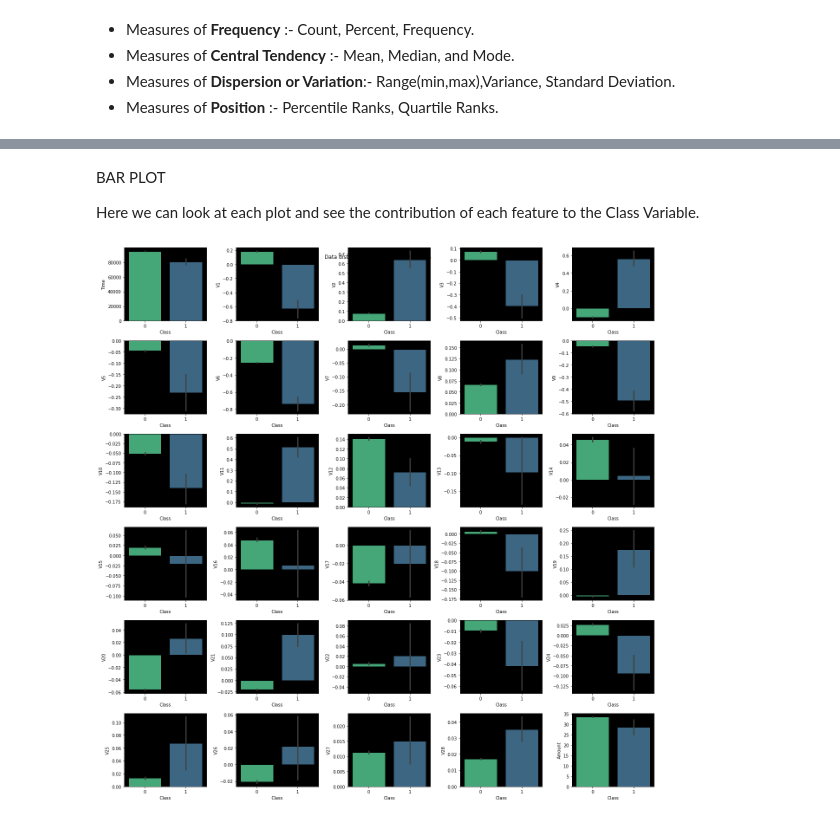
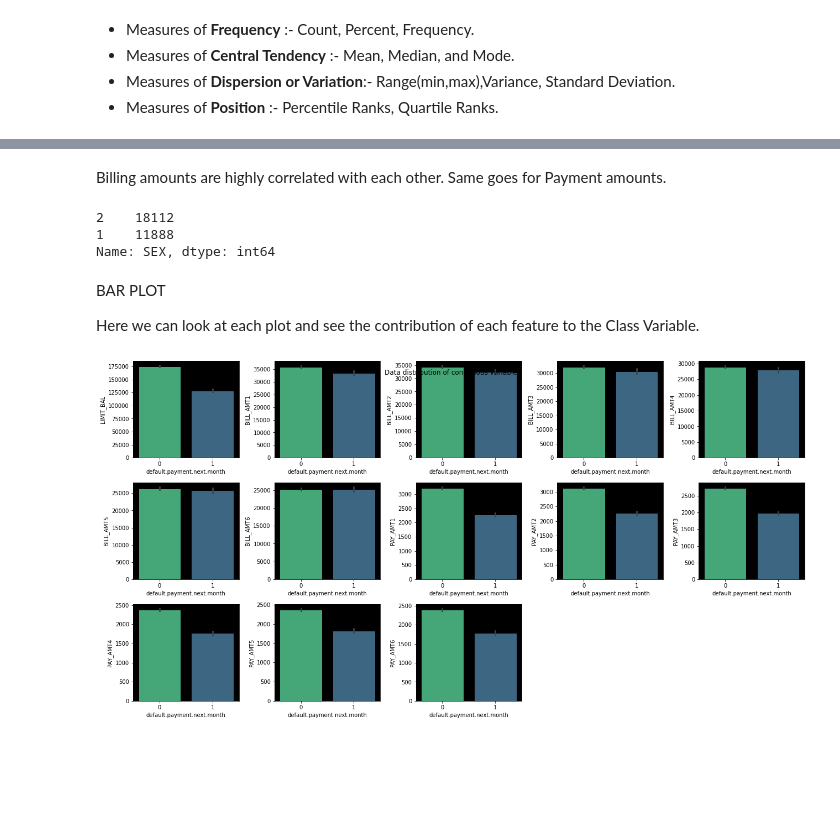
Before and after one commit to 200Richa/Credit-Card-Default-Detection, a Jupyter notebook: CreditCardFaultDetection.ipynb, the cells around one changed output, grey strips where cells are left out. Cells and saved outputs as stored; diff of their text form; code cells hidden in the pictures; blank space fills up the shorter version.

```diff
--- a/CreditCardFaultDetection.ipynb
+++ b/CreditCardFaultDetection.ipynb
@@ -52,7 +65,7 @@ import lightgbm as lgb
 from lightgbm import LGBMClassifier
 import xgboost as xgb
 # %%
-df = pd.read_csv('/content/drive/MyDrive/creditcard.csv')
+df = pd.read_csv('/content/drive/MyDrive/UCI_Credit_Card.csv')
 # %%
 df.head()
 # %% [output]
@@ -260,5 +237,5 @@ plt.tight_layout()
 # %%
-#This function will replace the outliers with the median from the dataset
+#This function will replace the outliers with the mean from the dataset
 def outlier_treating(data,var):
     df=data.copy()#creating a copy of the data
     def outlier_detector(data):#detecting the outliers
@@ -274,7 +251,7 @@ def outlier_treating(data,var):
         return outliers
     for i in var:
         out_var=outlier_detector(df[i])#calling outlier_detector function
-        df.loc[out_var,i]=np.median(df[i])#replacing the outliers to the median
+        df.loc[out_var,i]=np.mean(df[i])#replacing the outliers to the median
     return df
 # %%
 #selecting variables that have outliers
@@ -294,8 +270,0 @@ plt.tight_layout()
-# %%
-plt.figure(figsize=(18, 18))
-for i, col in enumerate(new_df.select_dtypes(include=['float64']).columns):
-    plt.rcParams['axes.facecolor'] = 'black'
-    ax = plt.subplot(6,5, i+1)
-    sns.boxplot(data=new_df, x=col, ax=ax,color='blue')
-plt.suptitle('Box Plot of continuous variables after treating outliers')
-plt.tight_layout()
@@ -317,3 +299,11 @@ plt.show()
+# %% [markdown]
+Billing amounts are highly correlated with each other. Same goes for Payment amounts.
+# %%
+df["SEX"].value_counts()
+# %% [output]
+2    18112
+1    11888
+Name: SEX, dtype: int64
 # %% [markdown]
 BAR PLOT
 
@@ -321,10 +311,10 @@ Here we can look at each plot and see the contribution of each feature to the Cl
 # %%
 plt.figure(figsize=(18, 18))
 for i, col in enumerate(new_df.select_dtypes(include=['float64']).columns):
     plt.rcParams['axes.facecolor'] = 'black'
     ax = plt.subplot(6,5, i+1)
-    sns.barplot(data=new_df,x='Class', y=col, ax=ax,edgecolor="black",palette='viridis_r')
+    sns.barplot(data=new_df,x='default.payment.next.month', y=col, ax=ax,edgecolor="black",palette='viridis_r')
 plt.suptitle('Data distribution of continuous variables')
 plt.tight_layout()
 # %% [output]
-[figure, old version]
+[figure, new version]
```
Also changed, not shown: parts of 44 cells of this notebook.
